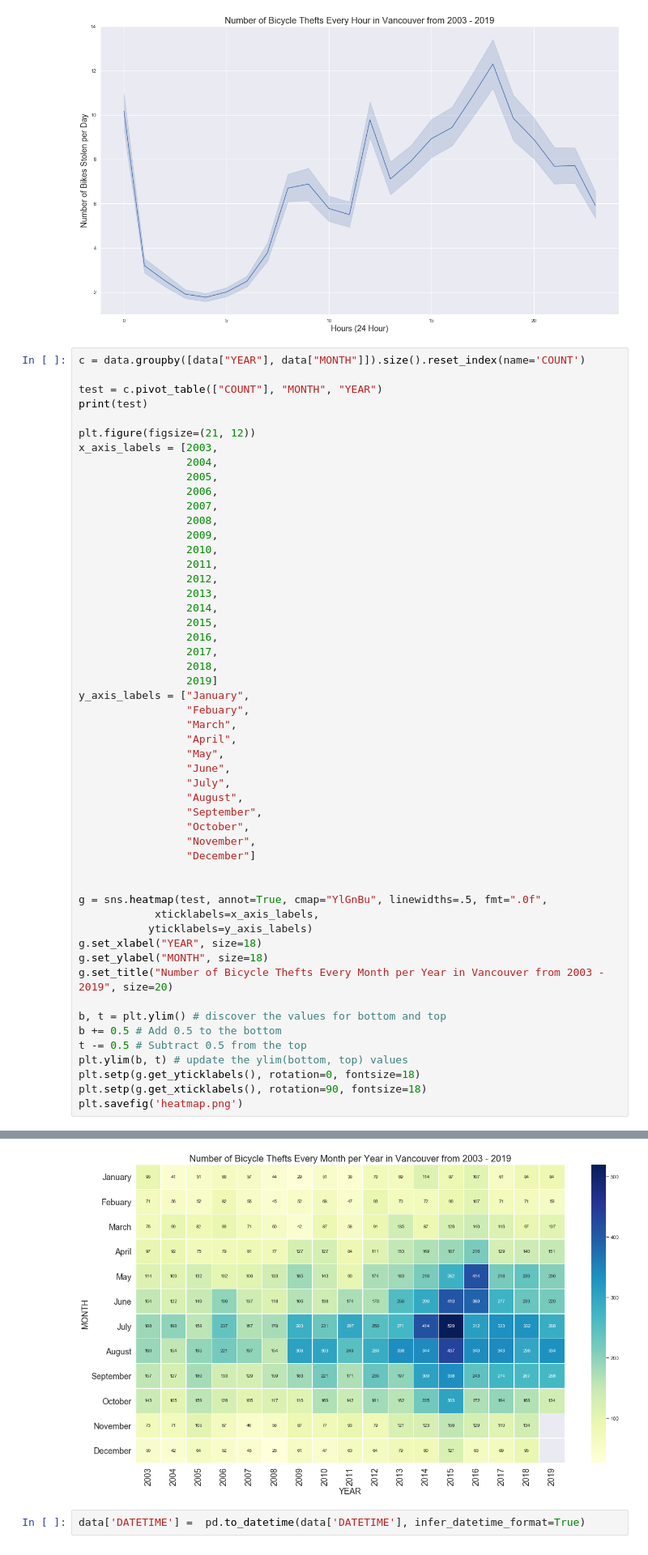
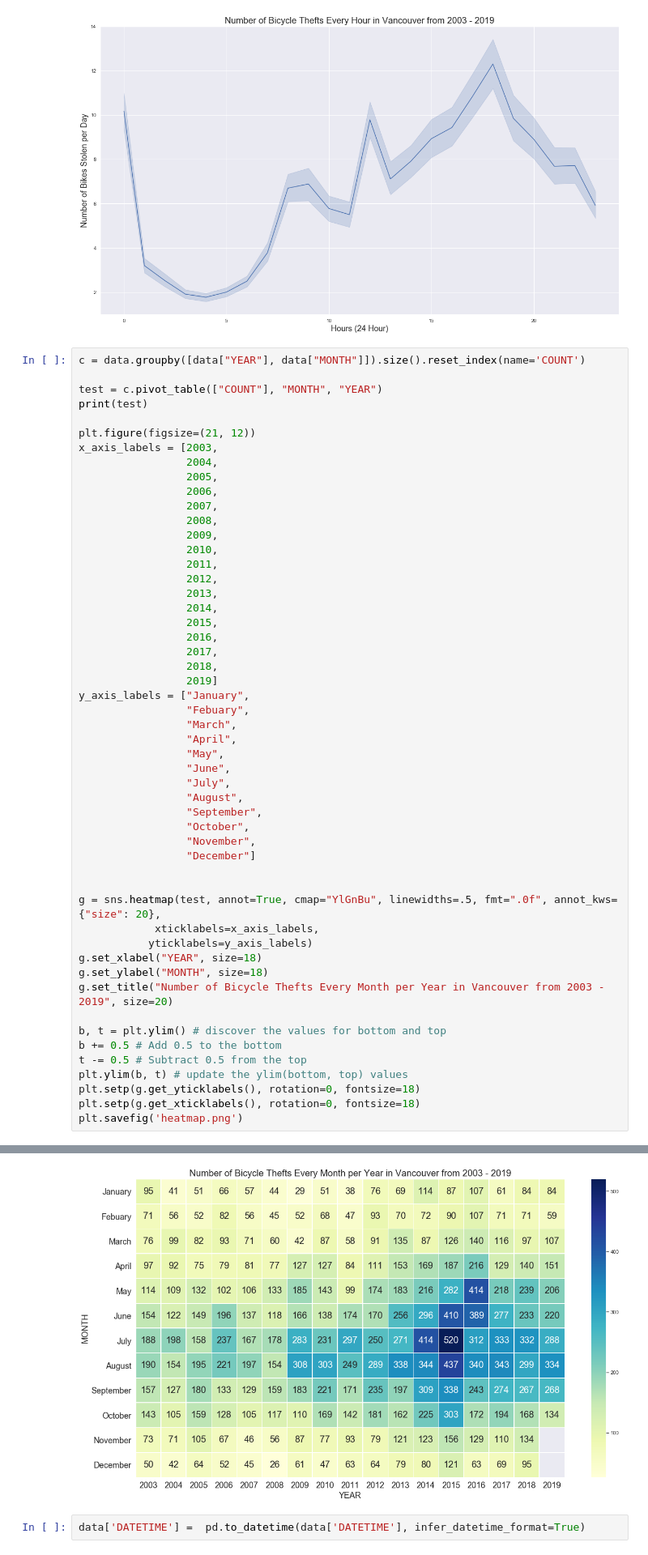
Before and after one commit to WanatabeShin/cmpt-353-final-project, a Jupyter notebook: trend.ipynb, the cells around one changed output, grey strips where cells are left out. Shown at 81% size. Drawn from its saved outputs; the diff is of its cells as text.

```diff
--- a/trend.ipynb
+++ b/trend.ipynb
@@ -209,39 +250,39 @@ y_axis_labels = ["January",
                  "December"]
 
 
-g = sns.heatmap(test, annot=True, cmap="YlGnBu", linewidths=.5, fmt=".0f",
+g = sns.heatmap(test, annot=True, cmap="YlGnBu", linewidths=.5, fmt=".0f", annot_kws={"size": 20},
             xticklabels=x_axis_labels,
            yticklabels=y_axis_labels)
 g.set_xlabel("YEAR", size=18)
 g.set_ylabel("MONTH", size=18)
 g.set_title("Number of Bicycle Thefts Every Month per Year in Vancouver from 2003 - 2019", size=20)
 
 b, t = plt.ylim() # discover the values for bottom and top
 b += 0.5 # Add 0.5 to the bottom
 t -= 0.5 # Subtract 0.5 from the top
 plt.ylim(b, t) # update the ylim(bottom, top) values
 plt.setp(g.get_yticklabels(), rotation=0, fontsize=18)
-plt.setp(g.get_xticklabels(), rotation=90, fontsize=18)
+plt.setp(g.get_xticklabels(), rotation=0, fontsize=18)
 plt.savefig('heatmap.png')
 # %% [output]
        COUNT                                                                 \
 YEAR    2003   2004   2005   2006   2007   2008   2009   2010   2011   2012
 MONTH
 1       95.0   41.0   51.0   66.0   57.0   44.0   29.0   51.0   38.0   76.0
 2       71.0   56.0   52.0   82.0   56.0   45.0   52.0   68.0   47.0   93.0
 3       76.0   99.0   82.0   93.0   71.0   60.0   42.0   87.0   58.0   91.0
 4       97.0   92.0   75.0   79.0   81.0   77.0  127.0  127.0   84.0  111.0
 5      114.0  109.0  132.0  102.0  106.0  133.0  185.0  143.0   99.0  174.0
 6      154.0  122.0  149.0  196.0  137.0  118.0  166.0  138.0  174.0  170.0
 7      188.0  198.0  158.0  237.0  167.0  178.0  283.0  231.0  297.0  250.0
 8      190.0  154.0  195.0  221.0  197.0  154.0  308.0  303.0  249.0  289.0
 9      157.0  127.0  180.0  133.0  129.0  159.0  183.0  221.0  171.0  235.0
 ... (15 lines left out)
 9      197.0  309.0  338.0  243.0  274.0  267.0  268.0
 10     162.0  225.0  303.0  172.0  194.0  168.0  134.0
 11     121.0  123.0  156.0  129.0  110.0  134.0    NaN
 12      79.0   80.0  121.0   63.0   69.0   95.0    NaN
-[figure, old version]
+[figure, new version]
 # %%
 data['DATETIME'] =  pd.to_datetime(data['DATETIME'], infer_datetime_format=True)
 # %%
```
Also changed, not shown: parts of 6 cells of this notebook, 3 other files.
